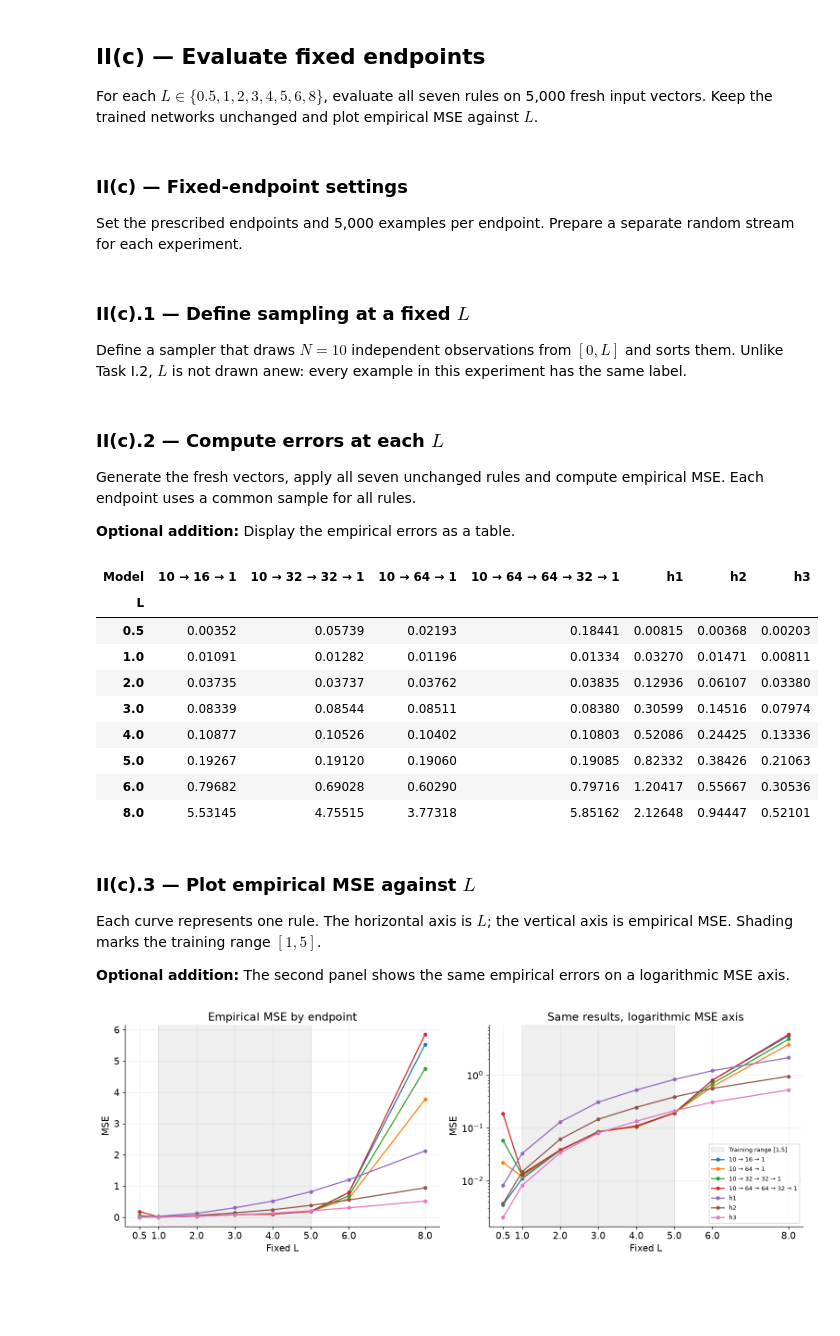
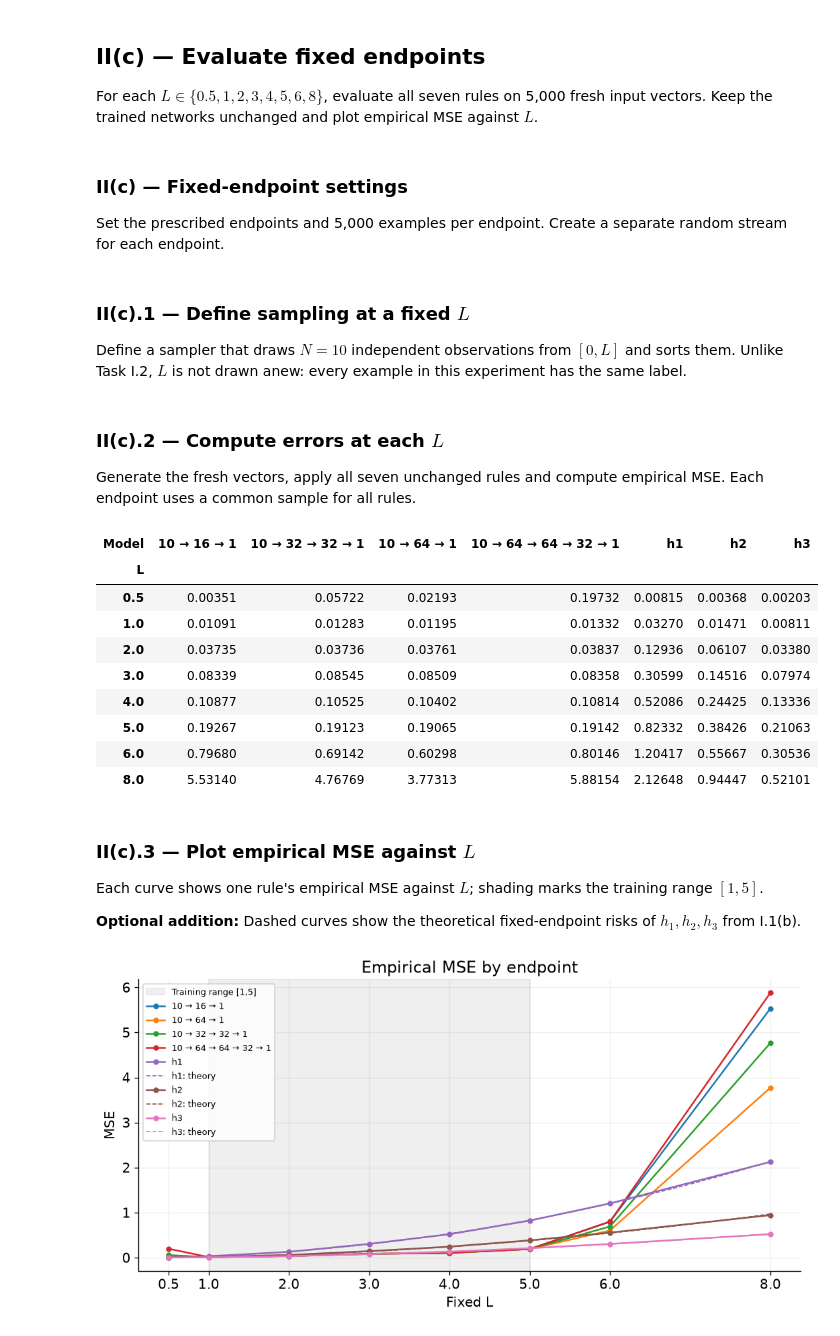
Before and after one commit to CarstenStiel/SLT, a Jupyter notebook: 1/practical.ipynb, the cells around one changed output. Saved outputs shown, nothing was run; the diff lists cells and outputs as text; code cells hidden in the pictures; blank space fills up the shorter version.

Commit message:
update: final practical with theory values

```diff
--- a/1/practical.ipynb
+++ b/1/practical.ipynb
@@ -124,7 +122,9 @@ ARCHITECTURES: list[HiddenLayers] = [(16,), (64,), (32, 32), (64, 64, 32)]
 EPOCHS: int = 4000
 LEARNING_RATE: float = 0.003
 INIT_SEEDS: list[int] = [11, 22, 33]
-MAX_WORKERS: int = 3
+
+# Workers for parallel training. The course notebook uses 1, or 3
+MAX_WORKERS: int = 1
 
 training_stream: np.random.SeedSequence = seed_sequence.spawn(1)[0]
 # %% [markdown]
@@ -318,12 +314,13 @@ Set the required 20,000 test examples and a separate sampling seed.
 # %%
-N_TEST: int = 20_000
 test_stream: np.random.SeedSequence = seed_sequence.spawn(1)[0]
 
-# Replace None with population risks from I.2(b) if finished.
+N_TEST: int = 20_000
+
+# Population risks from Part I, Task 2(b), for N = 10 and L ~ Uniform[1, 5].
 theory: dict[str, float | None] = {
-    'h1': None,
-    'h2': None,
-    'h3': None,
+    'h1': 31 / 90,
+    'h2': 31 / 198,
+    'h3': 31 / 360,
 }
 # %% [markdown]
 ### II(b).1 — Generate independent test examples
@@ -375,11 +372,13 @@ positions = np.arange(len(comparison))
 ax.bar(positions - 0.19, comparison['Train-MSE'], width=0.36, label='Training')
 ax.bar(positions + 0.19, comparison['Test-MSE'], width=0.36, label='Test',
        yerr=2 * comparison['Test-SE'], capsize=3)
+theory_label: str = 'Theory'
 for i, name in enumerate(comparison.index):
     theory_value = theory.get(name)
     if theory_value is not None:
         ax.plot([i - 0.35, i + 0.35], [theory_value] * 2, color='black',
-                linestyle='--', label=f'{name}: theory')
+                linestyle='--', label=theory_label)
+        theory_label = '_nolegend_'
 ax.set_xticks(positions, comparison.index, rotation=20, ha='right')
 ax.set(ylabel='MSE', title='Shared data; error bars: ±2 test standard errors (approximate)')
 ax.legend()
@@ -398,7 +397,7 @@ For each $L\in\{0.5,1,2,3,4,5,6,8\}$, evaluate all seven rules on 5,000 fresh in
 # %% [markdown]
 ### II(c) — Fixed-endpoint settings
 
-Set the prescribed endpoints and 5,000 examples per endpoint. Prepare a separate random stream for each experiment.
+Set the prescribed endpoints and 5,000 examples per endpoint. Create a separate random stream for each endpoint.
 # %%
 N_FIXED: int = 5_000
 L_VALUES: FloatArray = np.array([0.5, 1, 2, 3, 4, 5, 6, 8])
@@ -426,8 +425,6 @@ def sample_fixed_endpoint(
 ### II(c).2 — Compute errors at each $L$
 
 Generate the fresh vectors, apply all seven unchanged rules and compute empirical MSE. Each endpoint uses a common sample for all rules.
-
-**Optional addition:** Display the empirical errors as a table.
 # %%
 fixed_rows: list[dict[str, str | float | np.float64]] = []
 X_fixed: FloatArray
@@ -446,33 +443,38 @@ display(fixed_table.round(5))
 # %% [output]
 | Model | 10 → 16 → 1 | 10 → 32 → 32 → 1 | 10 → 64 → 1 | 10 → 64 → 64 → 32 → 1 | h1 | h2 | h3 |
 | L |  |  |  |  |  |  |  |
-| 0.5 | 0.00352 | 0.05739 | 0.02193 | 0.18441 | 0.00815 | 0.00368 | 0.00203 |
-| 1.0 | 0.01091 | 0.01282 | 0.01196 | 0.01334 | 0.03270 | 0.01471 | 0.00811 |
-| 2.0 | 0.03735 | 0.03737 | 0.03762 | 0.03835 | 0.12936 | 0.06107 | 0.03380 |
-| 3.0 | 0.08339 | 0.08544 | 0.08511 | 0.08380 | 0.30599 | 0.14516 | 0.07974 |
-| 4.0 | 0.10877 | 0.10526 | 0.10402 | 0.10803 | 0.52086 | 0.24425 | 0.13336 |
-| 5.0 | 0.19267 | 0.19120 | 0.19060 | 0.19085 | 0.82332 | 0.38426 | 0.21063 |
-| 6.0 | 0.79682 | 0.69028 | 0.60290 | 0.79716 | 1.20417 | 0.55667 | 0.30536 |
-| 8.0 | 5.53145 | 4.75515 | 3.77318 | 5.85162 | 2.12648 | 0.94447 | 0.52101 |
+| 0.5 | 0.00351 | 0.05722 | 0.02193 | 0.19732 | 0.00815 | 0.00368 | 0.00203 |
+| 1.0 | 0.01091 | 0.01283 | 0.01195 | 0.01332 | 0.03270 | 0.01471 | 0.00811 |
+| 2.0 | 0.03735 | 0.03736 | 0.03761 | 0.03837 | 0.12936 | 0.06107 | 0.03380 |
+| 3.0 | 0.08339 | 0.08545 | 0.08509 | 0.08358 | 0.30599 | 0.14516 | 0.07974 |
+| 4.0 | 0.10877 | 0.10525 | 0.10402 | 0.10814 | 0.52086 | 0.24425 | 0.13336 |
+| 5.0 | 0.19267 | 0.19123 | 0.19065 | 0.19142 | 0.82332 | 0.38426 | 0.21063 |
+| 6.0 | 0.79680 | 0.69142 | 0.60298 | 0.80146 | 1.20417 | 0.55667 | 0.30536 |
+| 8.0 | 5.53140 | 4.76769 | 3.77313 | 5.88154 | 2.12648 | 0.94447 | 0.52101 |
 # %% [markdown]
 ### II(c).3 — Plot empirical MSE against $L$
 
-Each curve represents one rule. The horizontal axis is $L$; the vertical axis is empirical MSE. Shading marks the training range $[1,5]$.
+Each curve shows one rule's empirical MSE against $L$; shading marks the training range $[1,5]$.
 
-**Optional addition:** The second panel shows the same empirical errors on a logarithmic MSE axis.
+**Optional addition:** Dashed curves show the theoretical fixed-endpoint risks of $h_1,h_2,h_3$ from I.1(b).
 # %%
-fig, axes = plt.subplots(1, 2, figsize=(13, 4.7))
-for ax in axes:
-    ax.axvspan(1, 5, color='grey', alpha=0.12, label='Training range [1,5]')
-    for name in comparison.index:
-        data = fixed_results[fixed_results.Model == name]
-        ax.plot(data.L, data.MSE, 'o-', label=name, markersize=4)
-    ax.set(xlabel='Fixed L', ylabel='MSE', xticks=L_VALUES)
-axes[0].set_title('Empirical MSE by endpoint')
-axes[1].set_yscale('log')
-axes[1].set_title('Same results, logarithmic MSE axis')
-axes[1].legend(fontsize=8, loc='best')
+# Theoretical fixed-L risks from Part I, Task 1(b).
+L_grid: FloatArray = np.linspace(L_VALUES.min(), L_VALUES.max(), 200)
+theory_fixed: dict[str, FloatArray] = {'h1': L_grid ** 2 / (3 * N),
+                                       'h2': 2 * L_grid ** 2 / ((N + 1) * (N + 2)),
+                                       'h3': L_grid ** 2 / (N * (N + 2))}
+fig, ax = plt.subplots(figsize=(9, 4.7))
+ax.axvspan(1, 5, color='grey', alpha=0.12, label='Training range [1,5]')
+for name in comparison.index:
+    data = fixed_results[fixed_results.Model == name]
+    line, = ax.plot(data.L, data.MSE, 'o-', label=name, markersize=4)
+    if name in theory_fixed:
+        ax.plot(L_grid, theory_fixed[name], '--', color=line.get_color(),
+                linewidth=1, label=f'{name}: theory')
+ax.set(xlabel='Fixed L', ylabel='MSE', xticks=L_VALUES,
+       title='Empirical MSE by endpoint')
+ax.legend(fontsize=8, loc='best')
 plt.tight_layout()
 plt.show()
 # %% [output]
-[figure, old version]
+[figure, new version]
```
Also changed, not shown: parts of 14 cells of this notebook.
